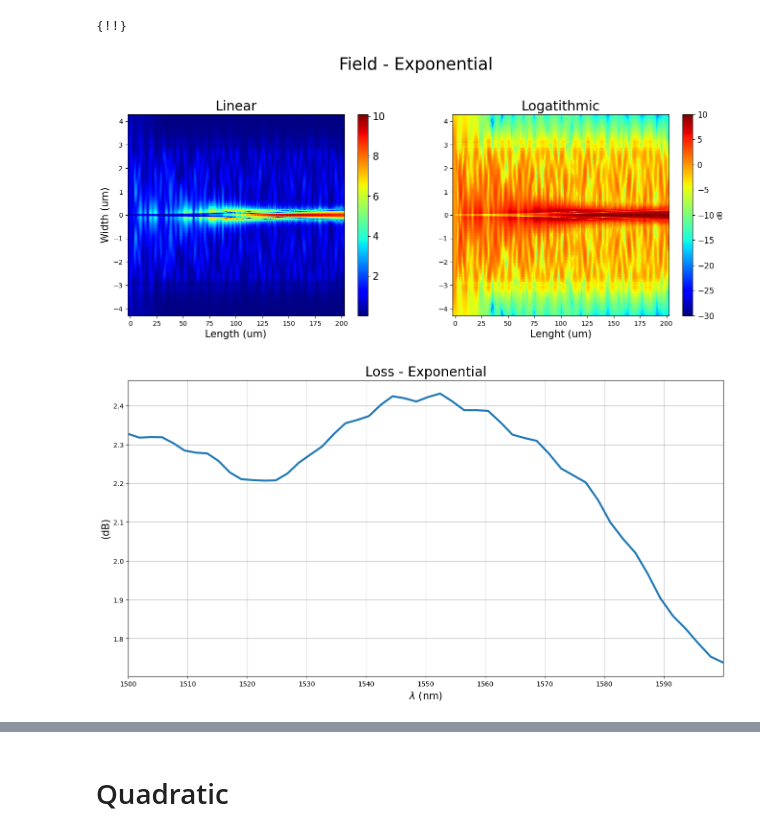
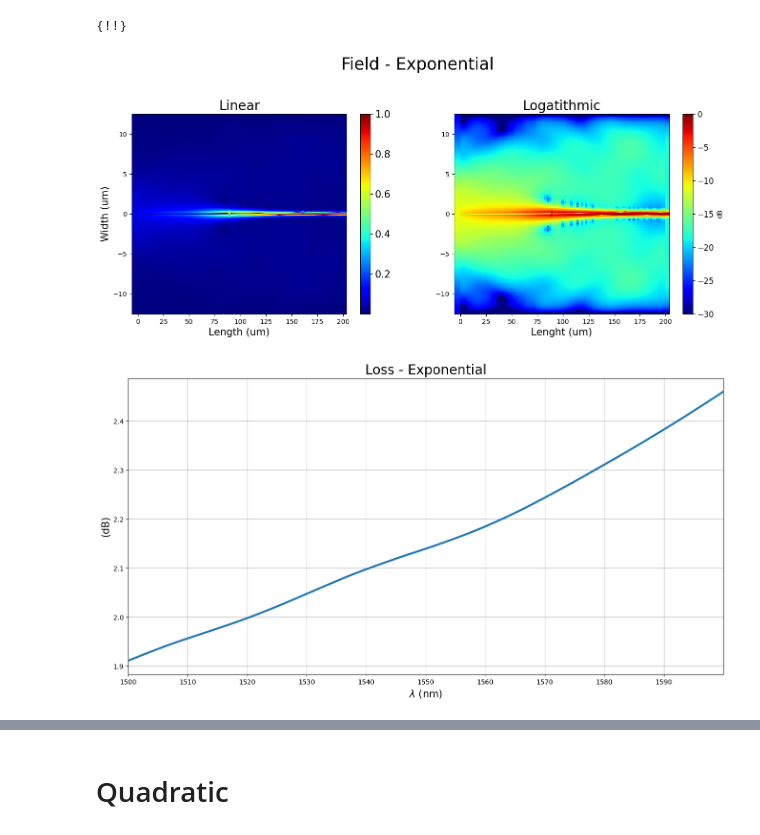
Before and after one commit to Leoopessoa/Edge-Coupler, a Jupyter notebook: Simulation/Components Assembly.ipynb, the cells around one changed output, grey strips where cells are left out. Saved outputs shown, nothing was run; the diff lists cells and outputs as text; code cells hidden in the pictures.

```diff
--- a/Simulation/Components Assembly.ipynb
+++ b/Simulation/Components Assembly.ipynb
@@ -313,0 +334,7 @@ else:
+# %%
+# Running FDE
+
+lum.run()
+lum.setanalysis('number of trial modes', 4)
+lum.mesh()
+lum.findmodes()
@@ -431,7 +522,8 @@ dataFrame
 # %% [markdown]
 # Exponential
 # %%
-lum = lumapi.FDTD(filename='../CML/Exponential.fsp')
+if fdtd: lum = lumapi.FDTD(filename='../CML/Exponential.fsp')
+else: lum = lumapi.MODE(filename='../CML/Exponential.lms')
 # %%
 # Using 0.04μm width and 200μm lenght
 lum.select('core')
@@ -478,16 +570,31 @@ lum.set({
 lum.addrect()
 lum.set({
     'z'                                          : 0,
-    'z span'                                     : 2*burriedlayer,
+    'z span'                                     : zspan,
     'x min'                                      : 0,
     'x max'                                      : length+10e-6,
     'y'                                          : 0,
-    'y span'                                     : 3*burriedlayer,
+    'y span'                                     : yspan,
     'material'                                   : substract,
     'name'                                       : 'substract',
     'override mesh order from material database' : 1,
     'mesh order'                                 : 2
 })
+
+lum.addobject('cc_fiber')
+lum.set({
+    'first axis'  :  'y',
+    'rotation 1': 90,
+    'index cladding' : 1.43482,
+    'index core'     : 1.44,
+    'radius core'    : 4.1e-6,
+    'radius cladding': 20e-6,
+    'z span'         : 20e-6,
+    'z'              : height/2,
+    'x'              : -10e-6,
+    'y'              : 0,
+    'name'           : 'fiber'
+})
 # %%
 # Simulation Settings
 
@@ -577,40 +761,43 @@ lum.set({
 # %% [output]
 {!!}
 # %%
-# Plot Linear and Log Field Monitor Graph
+# Plot Linear and Log TE Mode Field Monitor Graph
 
-figure3 = plt.figure(figsize=(16, 12), edgecolor= 'white', facecolor= 'white')
+figure4 = plt.figure(figsize=(16, 12), edgecolor= 'white', facecolor= 'white')
 
-field = lum.getresult('field','E')
+if fdtd :field = lum.getresult('field','E')
+else: field = lum.getresult('field','field profile')
+
 x = field['x']
 y = field['y']
 E = field['E']
 
 E = np.sqrt(E[:,:,0,:,0]**2 + E[:,:,0,:,1]**2 + E[:,:,0,:,2]**2)
 E = np.transpose(abs(E[:,:,0]))
 np.shape(x[:,0])
-Elog = 10*np.log10(E)
+Elog = 10*np.log10(E/np.max(E))
 
 plt.suptitle('Field - Exponential', fontsize = 25)
 plt.subplot(221)
-plt.pcolormesh(x[:,0]*1e6,y[:,0]*1e6,E,cmap = 'jet')
+plt.pcolormesh(x[:,0]*1e6,y[:,0]*1e6,E/np.max(E),cmap = 'jet')
 plt.xlabel('Length (um)',fontsize=15)
 plt.ylabel('Width (um)',fontsize=15)
 plt.yticks(fontsize=10)
 plt.xticks(fontsize=10)
 cbar = plt.colorbar()
 cbar.ax.tick_params(labelsize=15)
 plt.title("Linear", fontsize = 20)
 
+E = E/np.max(E)
 plt.subplot(222)
-plt.pcolormesh(x[:,0]*1e6,y[:,0]*1e6,Elog,cmap = 'jet', vmin = -30, vmax = 10)
+plt.pcolormesh(x[:,0]*1e6,y[:,0]*1e6,Elog,cmap = 'jet', vmin = -30, vmax = 0)
 plt.xlabel('Lenght (um)',fontsize=15)
 plt.yticks(fontsize=10)
 plt.xticks(fontsize=10)
 cbar = plt.colorbar(label='dB')
 cbar.ax.tick_params(labelsize=12)
 plt.title("Logatithmic", fontsize = 20)
 
 plt.savefig('../Documentation/Figures/FieldMonitor_Exponential')
 # %% [output]
-[figure, old version]
+[figure, new version]
@@ -617,18 +823,11 @@ plt.savefig('../Documentation/Figures/FieldMonitor_Exponential')
 # %%
- # Getting results
-S = lum.getresult('output', 'T')
-
-T = (S['T'])
-Tlog = 10*np.log10(T)
-wavelength = S['lambda']
-
 # Plotting transmission and insertion loss
 
 figure4 = plt.figure(figsize=(16,8))
-
+wavelength = np.linspace(1500,1600,len(T))
 plt.title('Loss - Exponential', size = 20)
 
-plt.plot(wavelength*1e9, -Tlog, linewidth = 3)
+plt.plot(wavelength, -Tlog, linewidth = 3)
 plt.xticks(np.arange(1500,1600,10))
 plt.xlim(1500,1600)
 # plt.yticks(np.arange(-3.25, -2.95,0.05))
@@ -638,4 +837,4 @@ plt.ylabel('(dB)', size = 15)
 plt.grid()
 plt.savefig('../Documentation/Figures/Loss_Exponential')
 # %% [output]
-[figure, old version]
+[figure, new version]
```
Also changed, not shown: parts of 31 cells of this notebook, 30 other files.
